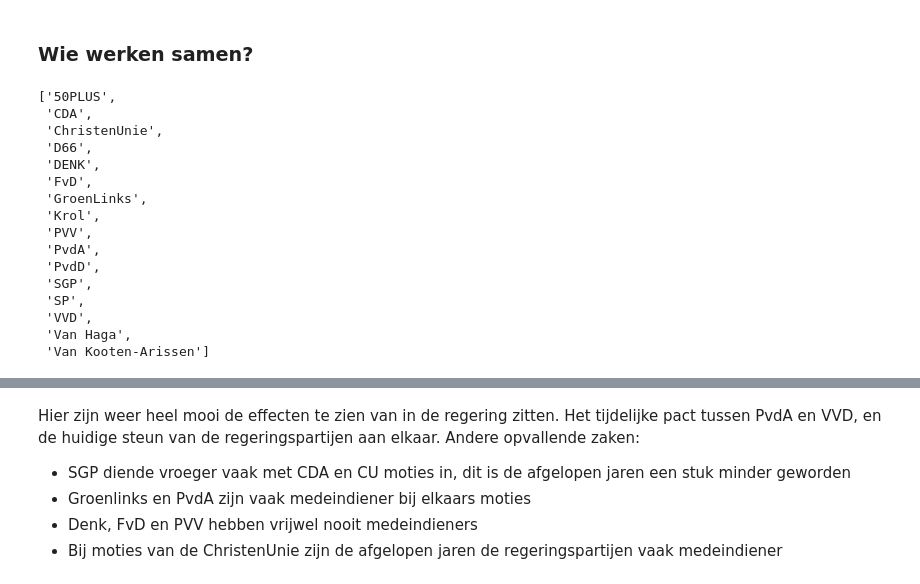
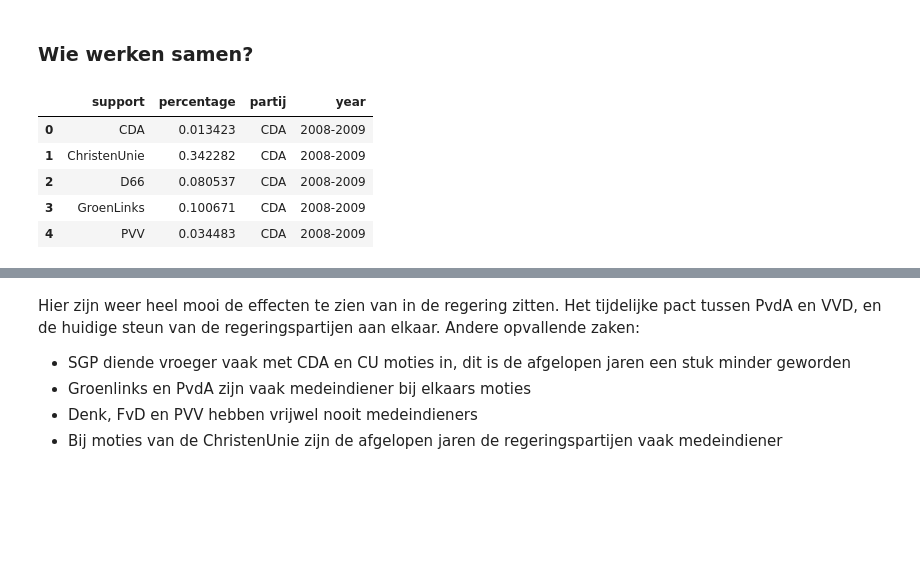
Before and after one commit to jvanelteren/kamermoties, a Jupyter notebook: 2_EDA.ipynb, the cells around one changed output, grey strips where cells are left out. Cells and saved outputs as stored; diff of their text form; code cells hidden in the pictures; blank space fills up the shorter version.

```diff
--- a/2_EDA.ipynb
+++ b/2_EDA.ipynb
@@ -98,21 +87,3 @@ In bovenstaande histogrammen gaat het vooral om de verdeling van de moties. Het
 * Bij Rutte I waren er relatief veel meer moties die het nipt wel of juist niet haalden.
 * Bij Rutte II is verlijkbaar met Balkenende IV, behalve dat er meer moties het niet haalen
 * Bij Rutte III is er een hele grote piek in het aantal unaniem aangenomen moties
-# %%
-year = 2010
-for start_year in range(year,2021):
-    source_year = df.loc[df['Vergaderjaar'] == str(start_year)+'-'+str(start_year+1)][stem_column].dropna(axis=1, how='all').T
-    X_year = SimpleImputer(strategy='constant', fill_value=0).fit_transform(source_year)
-    pca = PCA(n_components=1)
-    pca = pca.fit(X_year)
-    print('PCA results for',start_year,len(source_year))
-    print(pca.explained_variance_ratio_,pca.explained_variance_ratio_.sum())
-res_year = pca.transform(X_year)
-source = pd.DataFrame(res_year)
-source['partij'] = source_year.T.columns.str[5:]
-source = source.rename(index=str, columns={0: "x"}).sort_values('x',ascending=False)
-order = source['partij']
-alt.Chart(source,width=400,height = 150).mark_bar().encode(
-    x=alt.X('partij:N',sort=alt.EncodingSortField(field="x", op="count", order='ascending')),
-    y='x:Q'
-)
@@ -439,26 +395,16 @@ for start_year in range(year,2021):
         res2['partij']= p[9:]
         res2['year']=str(start_year)+'-'+str(start_year+1)
         medeindiener_perc = medeindiener_perc.append(res2)
-# %%
-[s[5:] for s in stem]
-# %% [output]
-['50PLUS',
- 'CDA',
- 'ChristenUnie',
- 'D66',
- 'DENK',
- 'FvD',
- 'GroenLinks',
- 'Krol',
- 'PVV',
- 'PvdA',
- 'PvdD',
- 'SGP',
- 'SP',
- 'VVD',
- 'Van Haga',
- 'Van Kooten-Arissen']
 # %%
 # There are some cases where a party is submitting a moties but not voting on it, see below example
 # https://www.tweedekamer.nl/kamerstukken/detail?id=2020Z22006&did=2020D46879
+# %%
+medeindiener_perc.head()
+# %% [output]
+|  | support | percentage | partij | year |
+| 0 | CDA | 0.013423 | CDA | 2008-2009 |
+| 1 | ChristenUnie | 0.342282 | CDA | 2008-2009 |
+| 2 | D66 | 0.080537 | CDA | 2008-2009 |
+| 3 | GroenLinks | 0.100671 | CDA | 2008-2009 |
+| 4 | PVV | 0.034483 | CDA | 2008-2009 |
 # %%
```
Also changed, not shown: parts of 16 cells of this notebook.
